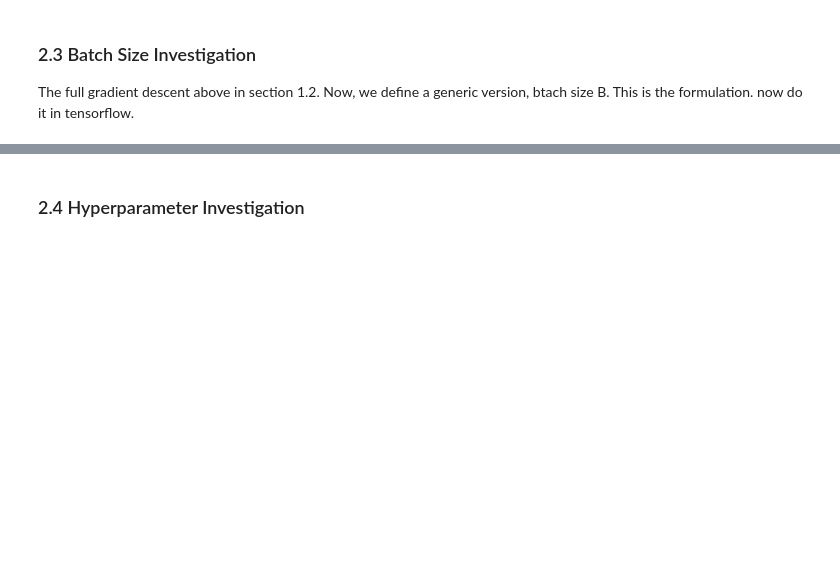
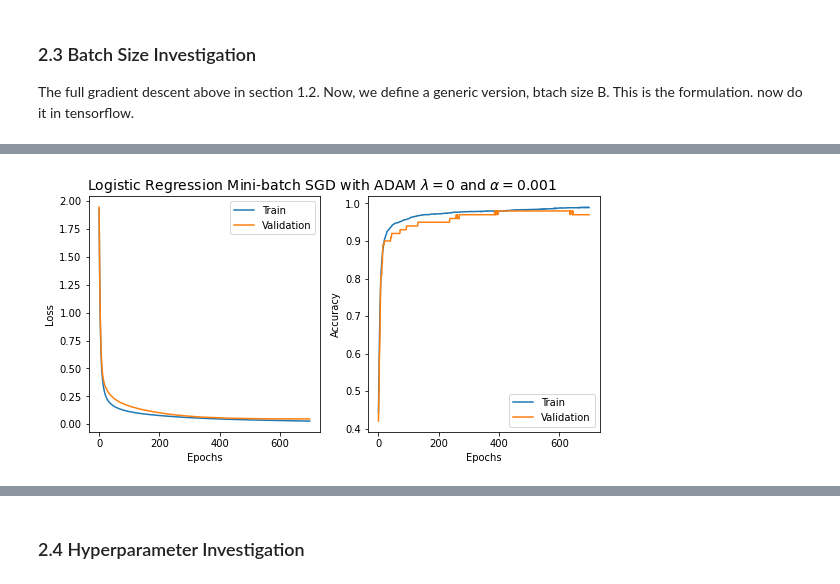
Before and after one commit to pranshumalik14/ece421-labs-hw, a Jupyter notebook: labs/lab1/lab1.ipynb, the cells around one changed output, grey strips where cells are left out. Saved outputs shown, nothing was run; the diff lists cells and outputs as text; code cells hidden in the pictures; blank space fills up the shorter version.

```diff
--- a/labs/lab1/lab1.ipynb
+++ b/labs/lab1/lab1.ipynb
@@ -273,0 +280,6 @@ _, loss_history_bsz100, accuracy_history_bsz100 = logistic_reg_tf2(Xs, Ys, 0.0,
+# %%
+_, loss_history_bsz700, accuracy_history_bsz700 = logistic_reg_tf2(Xs, Ys, 0.0, Options(batchsz=700))
+title  = r"Logistic Regression Mini-batch SGD with ADAM $\lambda={}$ and $\alpha={}$".format(0, 0.001)
+plot_learning_history(title, loss_history_bsz700[:, 0:2], accuracy_history_bsz700[:, 0:2])
+# %% [output]
+[figure, added]
```
Also changed, not shown: parts of 6 cells of this notebook.
